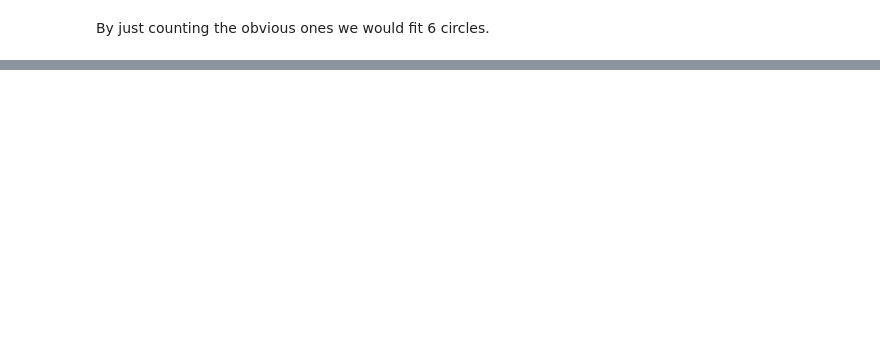
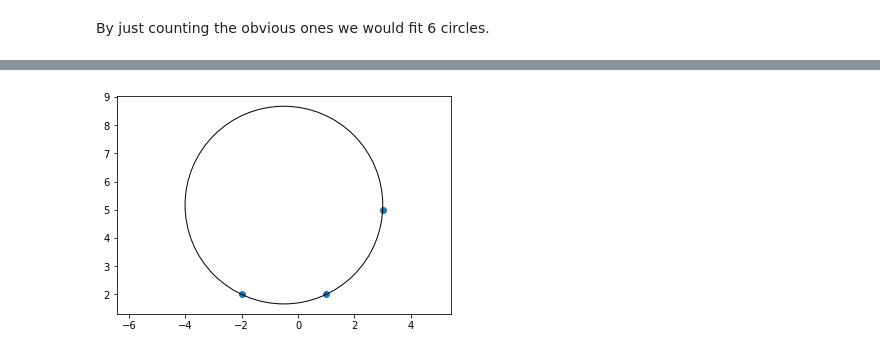
Before and after one commit to ml4cdeca/FundamentalsOfMachineLearning, a Jupyter notebook: exercise7/fitting-circles.ipynb, the cells around one changed output, grey strips where cells are left out. Cells and saved outputs as stored; diff of their text form; code cells hidden in the pictures; blank space fills up the shorter version.

```diff
--- a/exercise7/fitting-circles.ipynb
+++ b/exercise7/fitting-circles.ipynb
@@ -19,0 +37,9 @@ By just counting the obvious ones we would fit 6 circles.
+# %%
+#showcase
+c1=plt.Circle((cx,cy),radius=r,fill=False)
+plt.gca().add_patch(c1)
+plt.scatter(p.T[0],p.T[1])
+plt.axis('equal')
+plt.show()
+# %% [output]
+[figure, added]
```
Also changed, not shown: parts of 9 cells of this notebook.
